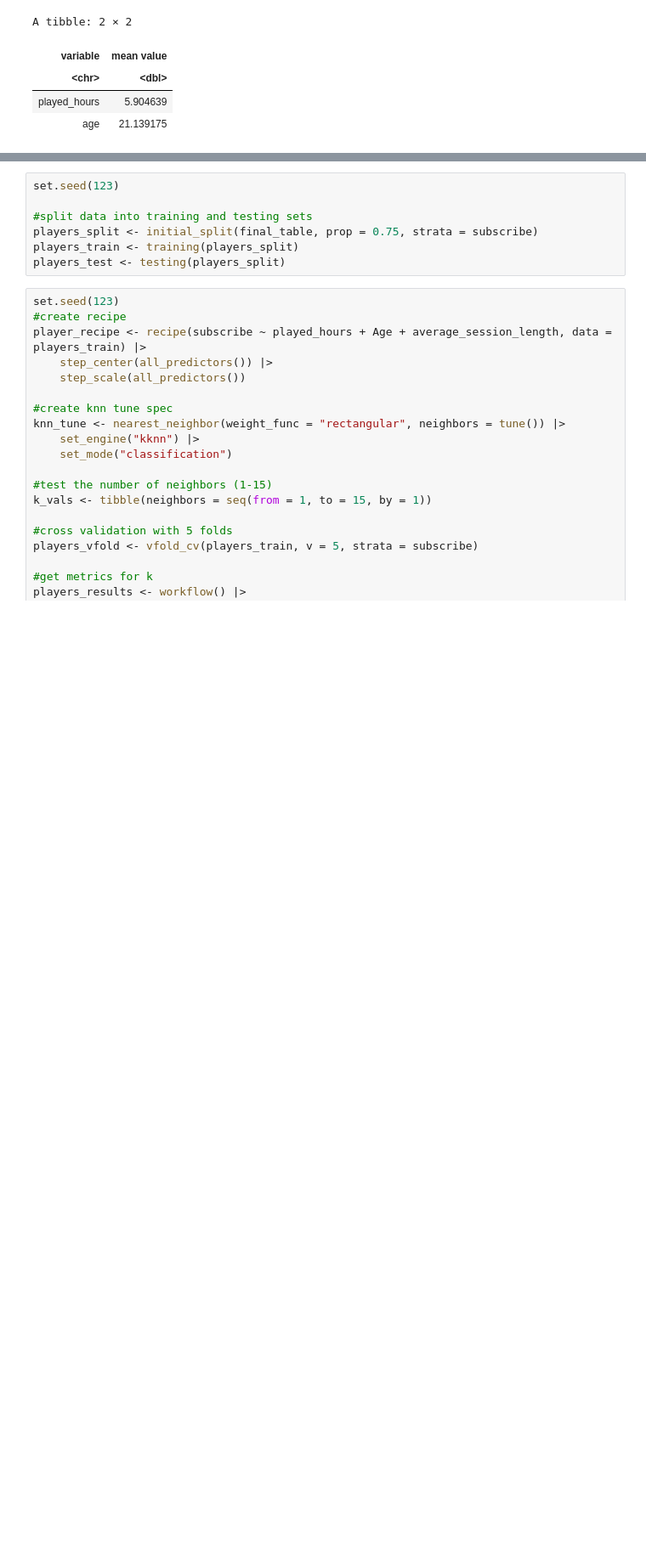
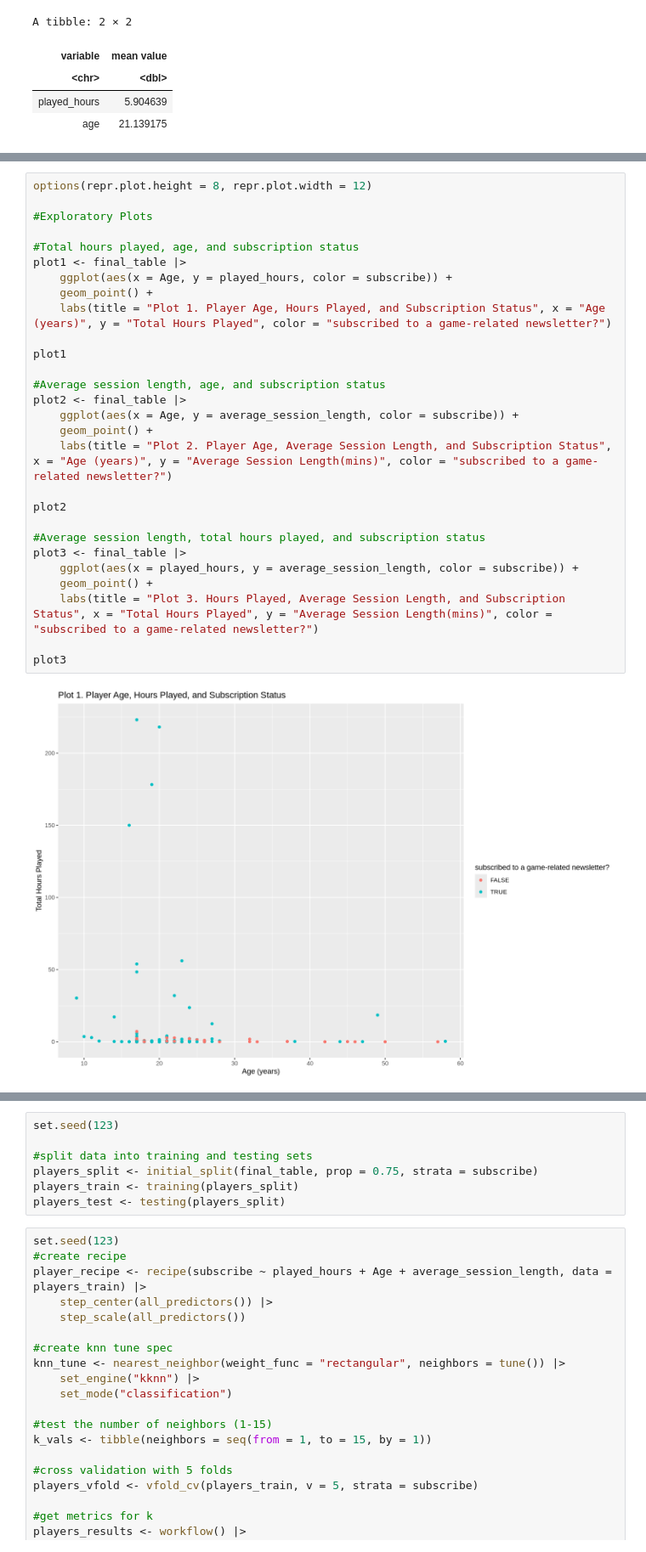
Before and after one commit to CSof-student/DSCI100_GROUP_25_PROJECT, a Jupyter notebook: project_report.ipynb, the cells around one changed output, grey strips where cells are left out. Shown at 85% size. Saved outputs shown, nothing was run; the diff lists cells and outputs as text; blank space fills up the shorter version.

Commit message:
Added exploratory plots

```diff
--- a/project_report.ipynb
+++ b/project_report.ipynb
@@ -283,3 +283,33 @@ A tibble: 194 × 8
 | Veteran | FALSE | 71453e425f07d10da4fa2b349c83e73cc... | 0.3 | Pascal | Male | 22 | 21.00000 |
 | Amateur | FALSE | d572f391d452b76ea2d7e5e53a3d38bfd... | 0.0 | Dylan | Prefer not to say | 57 | 5.00000 |
 | Amateur | FALSE | f19e136ddde68f365afc860c725ccff54... | 2.3 | Harlow | Male | 17 | 29.83333 |
+# %%
+options(repr.plot.height = 8, repr.plot.width = 12)
+
+#Exploratory Plots
+
+#Total hours played, age, and subscription status
+plot1 <- final_table |>
+    ggplot(aes(x = Age, y = played_hours, color = subscribe)) +
+    geom_point() +
+    labs(title = "Plot 1. Player Age, Hours Played, and Subscription Status", x = "Age (years)", y = "Total Hours Played", color = "subscribed to a game-related newsletter?")
+
+plot1
+
+#Average session length, age, and subscription status
+plot2 <- final_table |>
+    ggplot(aes(x = Age, y = average_session_length, color = subscribe)) +
+    geom_point() +
+    labs(title = "Plot 2. Player Age, Average Session Length, and Subscription Status", x = "Age (years)", y = "Average Session Length(mins)", color = "subscribed to a game-related newsletter?")
+
+plot2
+
+#Average session length, total hours played, and subscription status
+plot3 <- final_table |>
+    ggplot(aes(x = played_hours, y = average_session_length, color = subscribe)) +
+    geom_point() +
+    labs(title = "Plot 3. Hours Played, Average Session Length, and Subscription Status", x = "Total Hours Played", y = "Average Session Length(mins)", color = "subscribed to a game-related newsletter?")
+
+plot3
+# %% [output]
+[figure, added]
```
Also changed, not shown: parts of 1 cell of this notebook.
